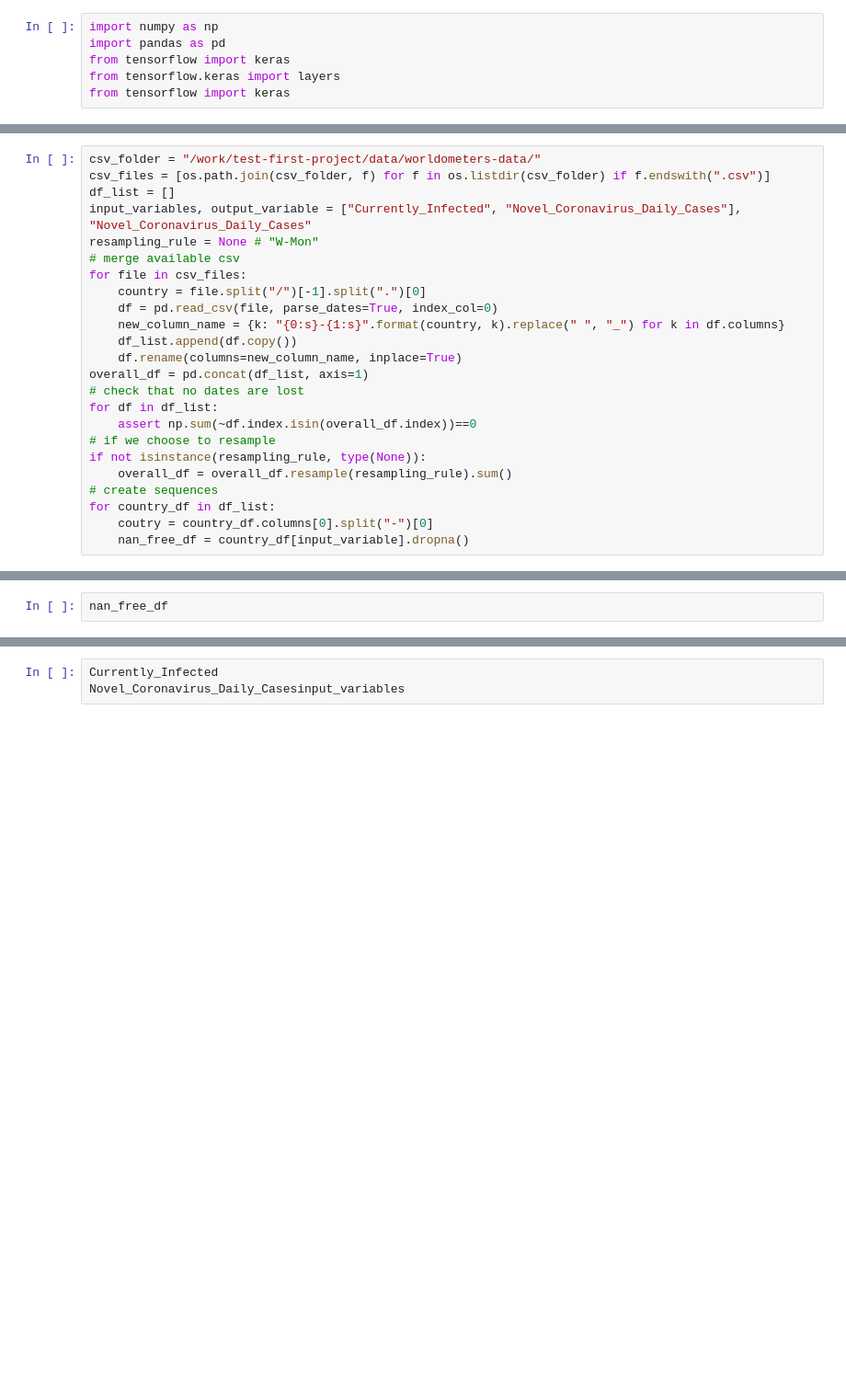
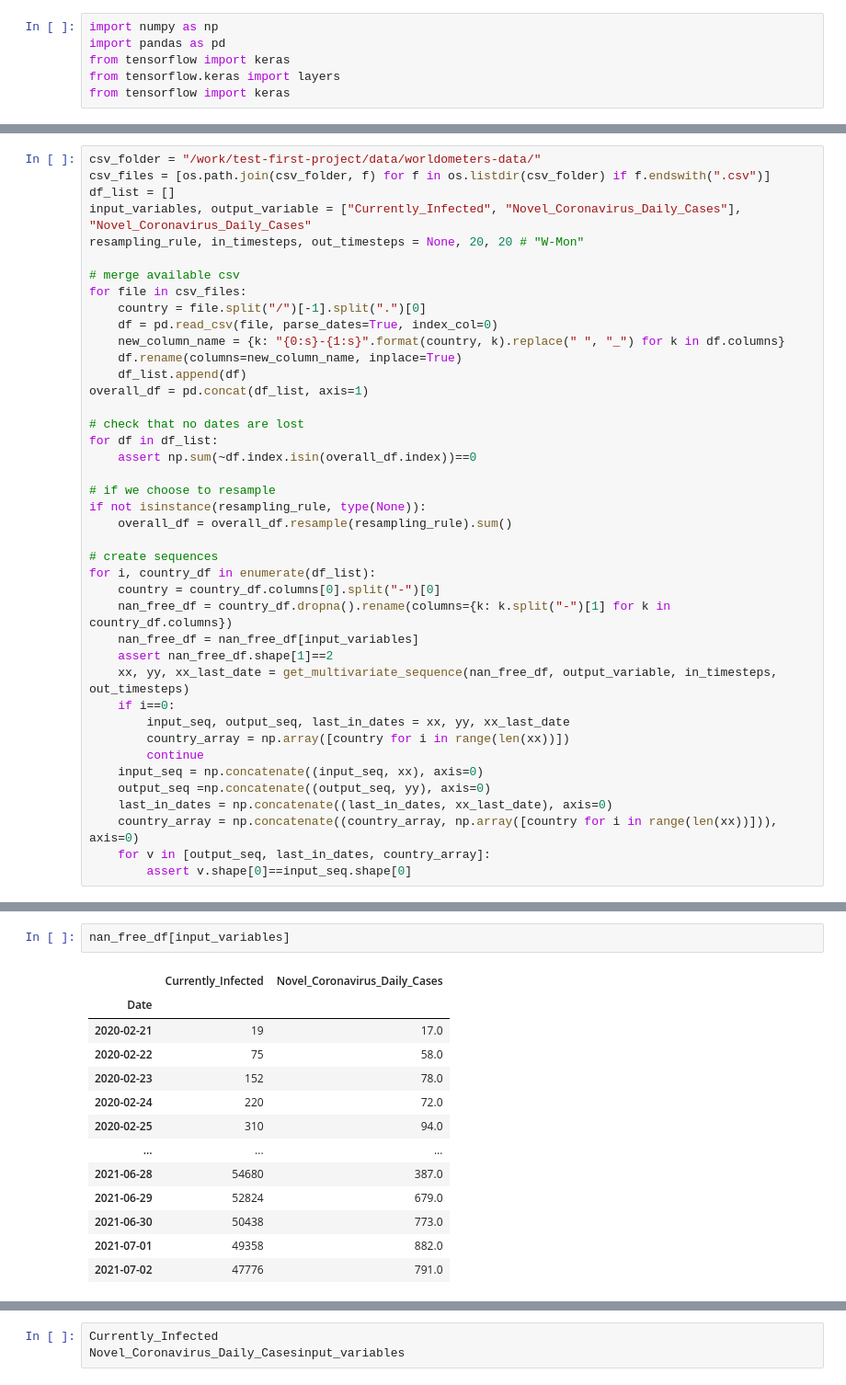
Before and after one commit to selam88/mirror_gitlab_app, a Jupyter notebook: notebooks/format_data.ipynb, the cells around one changed output, grey strips where cells are left out. Shown at 92% size. Saved outputs shown, nothing was run; the diff lists cells and outputs as text; blank space fills up the shorter version.

```diff
--- a/notebooks/format_data.ipynb
+++ b/notebooks/format_data.ipynb
@@ -49,22 +18,39 @@ csv_folder = "/work/test-first-project/data/worldometers-data/"
 csv_files = [os.path.join(csv_folder, f) for f in os.listdir(csv_folder) if f.endswith(".csv")]
 df_list = []
 input_variables, output_variable = ["Currently_Infected", "Novel_Coronavirus_Daily_Cases"], "Novel_Coronavirus_Daily_Cases"
-resampling_rule = None # "W-Mon"
+resampling_rule, in_timesteps, out_timesteps = None, 20, 20 # "W-Mon"
+
 # merge available csv
 for file in csv_files:
     country = file.split("/")[-1].split(".")[0]
     df = pd.read_csv(file, parse_dates=True, index_col=0)
     new_column_name = {k: "{0:s}-{1:s}".format(country, k).replace(" ", "_") for k in df.columns}
-    df_list.append(df.copy())
     df.rename(columns=new_column_name, inplace=True)
+    df_list.append(df)
 overall_df = pd.concat(df_list, axis=1)
+
 # check that no dates are lost
 for df in df_list:
     assert np.sum(~df.index.isin(overall_df.index))==0
+
 # if we choose to resample
 if not isinstance(resampling_rule, type(None)):
     overall_df = overall_df.resample(resampling_rule).sum()
+
 # create sequences
-for country_df in df_list:
-    coutry = country_df.columns[0].split("-")[0]
-    nan_free_df = country_df[input_variable].dropna()
+for i, country_df in enumerate(df_list):
+    country = country_df.columns[0].split("-")[0]
+    nan_free_df = country_df.dropna().rename(columns={k: k.split("-")[1] for k in country_df.columns})
+    nan_free_df = nan_free_df[input_variables]
+    assert nan_free_df.shape[1]==2
+    xx, yy, xx_last_date = get_multivariate_sequence(nan_free_df, output_variable, in_timesteps, out_timesteps)
+    if i==0:
+        input_seq, output_seq, last_in_dates = xx, yy, xx_last_date
+        country_array = np.array([country for i in range(len(xx))])
+        continue
+    input_seq = np.concatenate((input_seq, xx), axis=0)
+    output_seq =np.concatenate((output_seq, yy), axis=0)
+    last_in_dates = np.concatenate((last_in_dates, xx_last_date), axis=0)
+    country_array = np.concatenate((country_array, np.array([country for i in range(len(xx))])), axis=0)
+    for v in [output_seq, last_in_dates, country_array]:
+        assert v.shape[0]==input_seq.shape[0]
@@ -71,2 +81,16 @@ for country_df in df_list:
 # %%
-nan_free_df
+nan_free_df[input_variables]
+# %% [output]
+|  | Currently_Infected | Novel_Coronavirus_Daily_Cases |
+| Date |  |  |
+| 2020-02-21 | 19 | 17.0 |
+| 2020-02-22 | 75 | 58.0 |
+| 2020-02-23 | 152 | 78.0 |
+| 2020-02-24 | 220 | 72.0 |
+| 2020-02-25 | 310 | 94.0 |
+| ... | ... | ... |
+| 2021-06-28 | 54680 | 387.0 |
+| 2021-06-29 | 52824 | 679.0 |
+| 2021-06-30 | 50438 | 773.0 |
+| 2021-07-01 | 49358 | 882.0 |
+| 2021-07-02 | 47776 | 791.0 |
```
Also changed, not shown: parts of 6 cells of this notebook, 3 other files.
